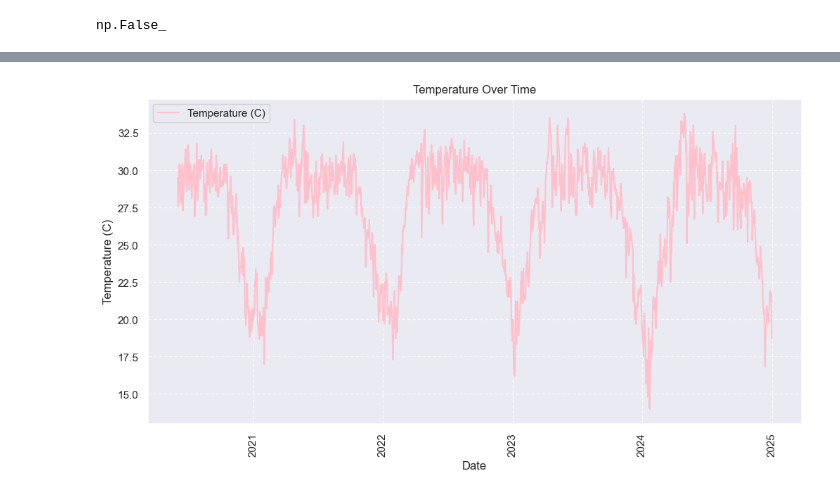
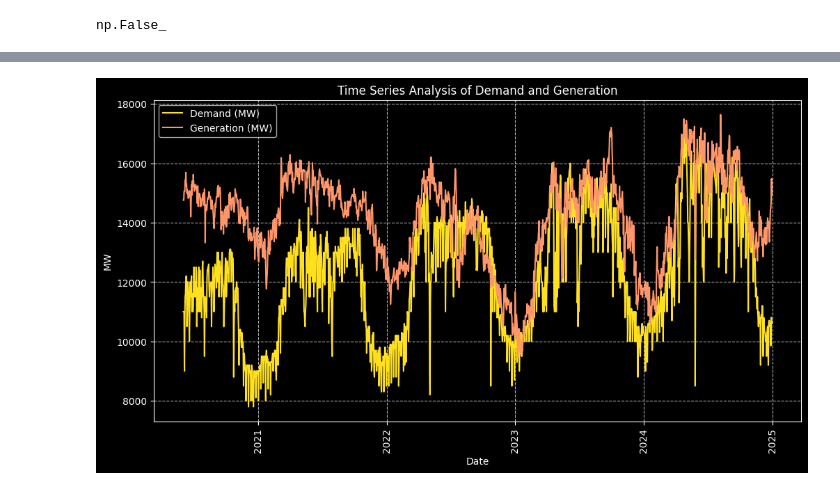
Before and after one commit to rajin-khan/GridGenius, a Jupyter notebook: Collection/EDA5.ipynb, the cells around one changed output, grey strips where cells are left out. Cells and saved outputs as stored; diff of their text form; code cells hidden in the pictures.

```diff
--- a/Collection/EDA5.ipynb
+++ b/Collection/EDA5.ipynb
@@ -63,3 +67,6 @@ df.head(10)
 | 7 | 2024-12-25 | 10500 | 13683 | 21.2 | 2024 | 12 | 0 | 0 |
 | 8 | 2024-12-24 | 10700 | 13349 | 20.5 | 2024 | 12 | 0 | 0 |
 | 9 | 2024-12-23 | 10700 | 13515 | 20.4 | 2024 | 12 | 0 | 0 |
+# %%
+df = df.rename(columns={'MaxDemand(MW)': 'Demand(MW)', 'MaxGen(MW)': 'Generation(MW)'})
+df.head(10)
@@ -66,3 +85,5 @@ df.head(10)
+# %%
+df['DemandGenGap(MW)'] = df['Generation(MW)'] - df['Demand(MW)']
 # %%
 df.describe()
 # %% [output]
@@ -113,4 +136,7 @@ IsHoliday        0
 dtype: int64
+# %%
+plt.style.use('dark_background')
+sns.set_palette(palette='gnuplot2_r')
 # %%
 # Convert 'Date' column to datetime
 df['Date'] = pd.to_datetime(df['Date'])
@@ -202,4 +223,4 @@ sns.pairplot(df, hue='MaxDemand(MW)', palette='gnuplot2_r')
 # %%
-sns.set_theme(palette="gnuplot")
+# sns.set_theme(palette="gnuplot")
 # %%
 plt.figure(figsize=(12, 6))
@@ -295,12 +321,13 @@ plt.show()
 # %%
 plt.figure(figsize=(12, 6))
-plt.plot(df['Date'], df['Temp(C)'], color='pink', label='Temperature (C)')
-plt.title('Temperature Over Time')
+plt.plot(df['Date'], df['Demand(MW)'], label='Demand (MW)')
+plt.plot(df['Date'], df['Generation(MW)'], label='Generation (MW)')
+plt.title('Time Series Analysis of Demand and Generation')
 plt.xlabel('Date')
-plt.ylabel('Temperature (C)')
+plt.ylabel('MW')
 plt.legend()
 plt.xticks(rotation=90)
 plt.grid(True, linestyle='--', alpha=0.7)
 plt.show()
 # %% [output]
-[figure, old version]
+[figure, new version]
```
Also changed, not shown: parts of 32 cells of this notebook, 2 other files.
